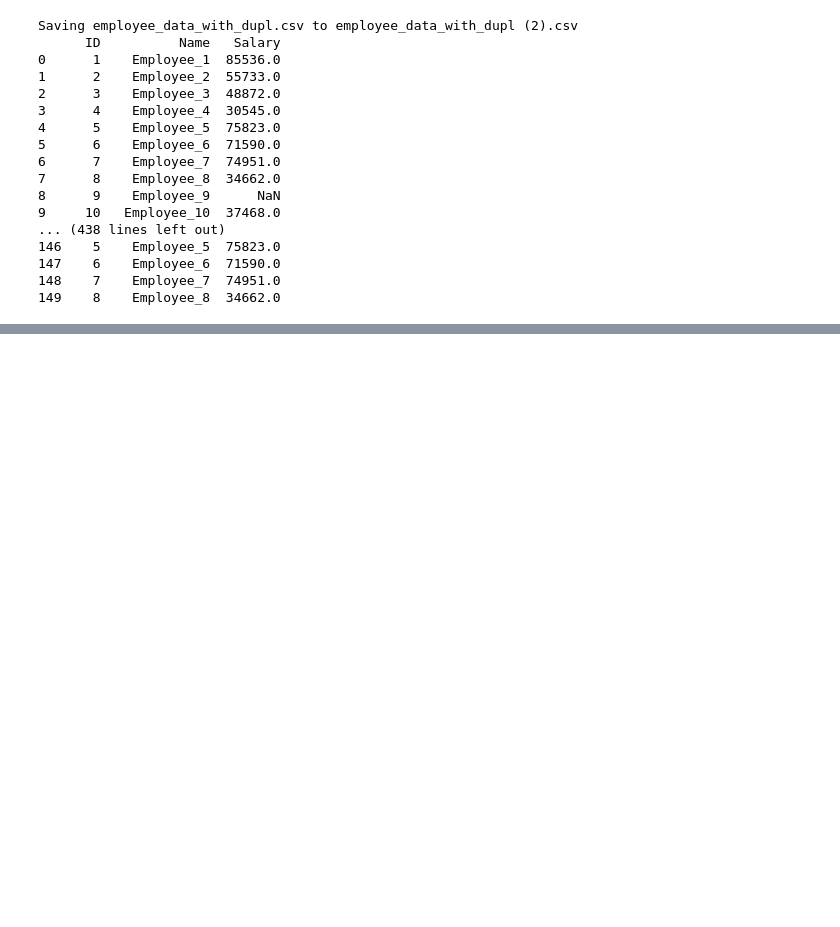
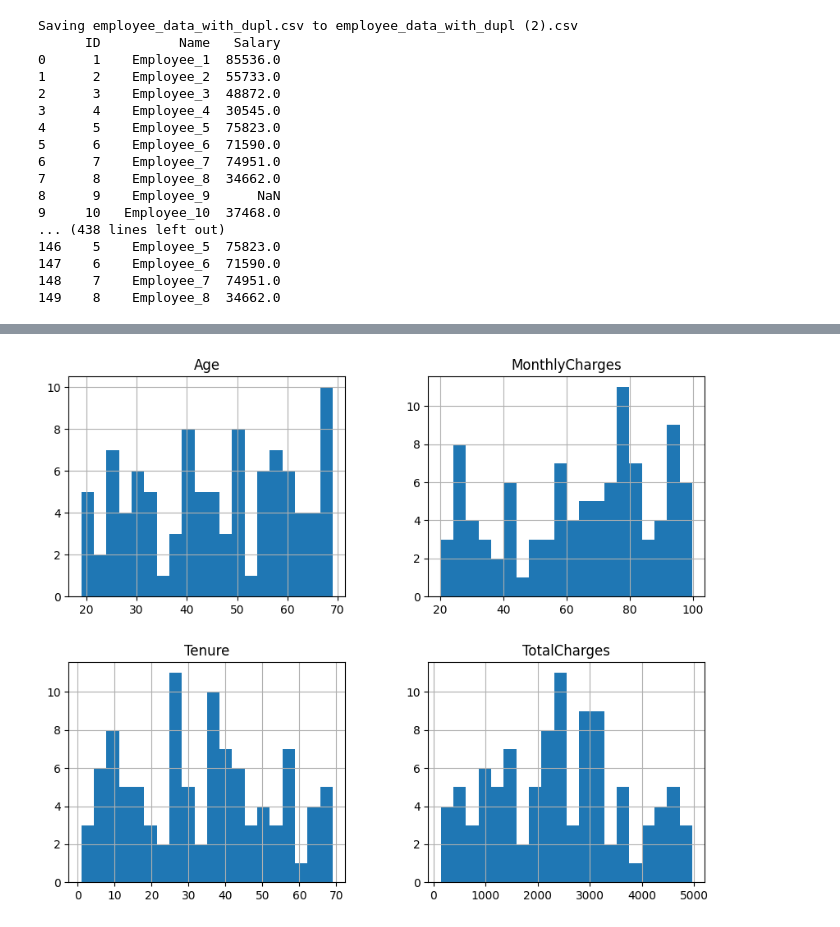
Before and after one commit to NeerajaJayanthy/Data-Visualisation-using-python, a Jupyter notebook: module_1.ipynb, the cells around one changed output, grey strips where cells are left out. Drawn from its saved outputs; the diff is of its cells as text; code cells hidden in the pictures; blank space fills up the shorter version.

```diff
--- a/module_1.ipynb
+++ b/module_1.ipynb
@@ -972,0 +1142,83 @@ caggle
+# %%
+import pandas as pd
+import numpy as np
+import matplotlib.pyplot as plt
+import seaborn as sns
+from sklearn.impute import SimpleImputer
+from sklearn.model_selection import train_test_split
+from sklearn.ensemble import RandomForestClassifier
+from sklearn.metrics import accuracy_score, classification_report, roc_auc_score
+import shap
+from google.colab import files
+uploaded = files.upload()
+# Load dataset using pd.read_excel since it's an Excel file (.xlsx)
+df = pd.read_excel("churn_data.xlsx") # Corrected filename based on the Global Variables
+
+# Step 1: Initial Exploration
+print(df.head())
+print(df.info())
+print(df.isnull().sum())
+print(df.describe())
+df[['Age', 'MonthlyCharges', 'Tenure', 'TotalCharges']].hist(bins=20, figsize=(10, 8))
+plt.show()
+
+# Step 2: Handle Missing Values and Encode Categorical Variables
+imputer = SimpleImputer(strategy='mean')
+df['TotalCharges'] = imputer.fit_transform(df[['TotalCharges']])
+
+# One-hot encode categorical columns
+df = pd.get_dummies(df, columns=['Gender', 'InternetService', 'ContractType', 'PaymentMethod'], drop_first=True)
+
+# Step 3: Feature Engineering
+df['LTV'] = df['MonthlyCharges'] * df['Tenure']
+df['EngagementScore'] = df[['StreamingTV', 'StreamingMovies', 'InternetService_Fiber optic', 'DeviceProtection']].sum(axis=1)
+df['TenureGroup'] = pd.cut(df['Tenure'], bins=[0, 12, 24, df['Tenure'].max()], labels=['New', 'Mid', 'LongTerm'])
+
+# Step 4: EDA
+sns.countplot(x='Churn', hue='Gender_Male', data=df)
+plt.title("Churn by Gender")
+plt.show()
+
+sns.histplot(df[df['Churn'] == 1]['Tenure'], color='red', label='Churned', kde=True)
+sns.histplot(df[df['Churn'] == 0]['Tenure'], color='blue', label='Not Churned', kde=True)
+plt.title("Tenure Distribution")
+plt.legend()
+plt.show()
+
+# Select only numeric features for correlation analysis
+numeric_df = df.select_dtypes(include=np.number)
+
+plt.figure(figsize=(12, 8))
+sns.heatmap(numeric_df.corr(), annot=True, cmap='coolwarm') # Use numeric_df instead of df
+plt.title("Correlation Matrix")
+plt.show()
+
+# Step 5: Model Building and Evaluation
+X = df.drop(columns=['Churn', 'CustomerID', 'TenureGroup']) # Drop 'TenureGroup'
+y = df['Churn']
+
+X_train, X_test, y_train, y_test = train_test_split(X, y, test_size=0.3, random_state=42)
+
+model = RandomForestClassifier()
+model.fit(X_train, y_train)
+
+y_pred = model.predict(X_test)
+print("Accuracy:", accuracy_score(y_test, y_pred))
+print(classification_report(y_test, y_pred))
+print("AUC Score:", roc_auc_score(y_test, model.predict_proba(X_test)[:, 1]))
+
+#Step 6: Model Interpretation with SHAP
+explainer = shap.TreeExplainer(model)
+shap_values = explainer.shap_values(X_test)
+
+# Select SHAP values for the positive class (churn = 1)
+# Change 1: Indexing to select SHAP values for class 1 correctly
+shap_values_class1 = shap_values[1]
+
+# Change 2: Pass the correct SHAP values to summary_plot
+shap.summary_plot(shap_values_class1, X_test)
+
+# Step 7: Prediction Function for New Data
+def predict_churn(new_data):
+    prediction = model.predict(new_data)
+# %% [output]
@@ -972,0 +1243 @@ caggle
+[figure, added]
```
Also changed, not shown: parts of 29 cells of this notebook.
